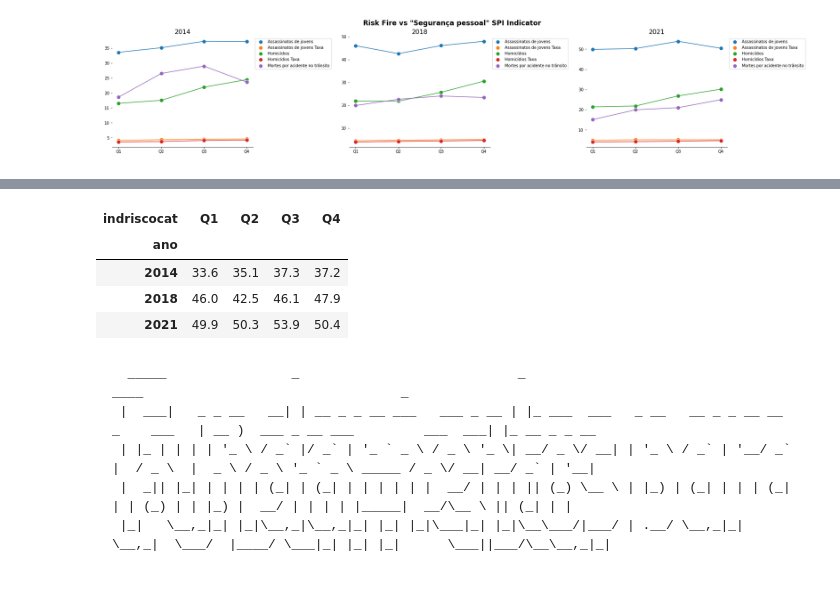
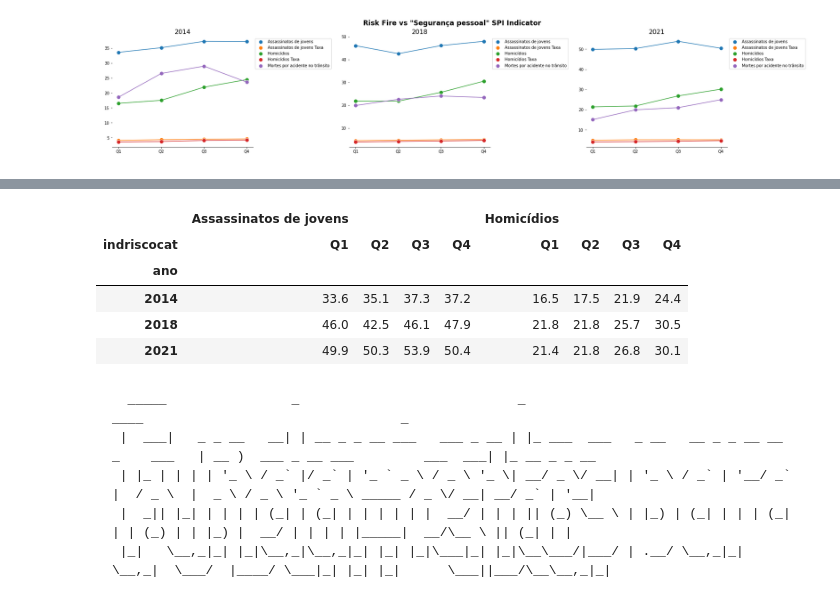
Before and after one commit to faustofcjr/amazon-social-progress, a Jupyter notebook: 03_data_exploration_indicadoriscocat.ipynb, the cells around one changed output, grey strips where cells are left out. Saved outputs shown, nothing was run; the diff lists cells and outputs as text; code cells hidden in the pictures.

````diff
--- a/03_data_exploration_indicadoriscocat.ipynb
+++ b/03_data_exploration_indicadoriscocat.ipynb
@@ -64,3 +62,8 @@ dataset.head()
+# %%
+def get_inds_groupedby_year_and_cat(indicators):
+    df = dataset.groupby(by=["ano", "indriscocat"])[indicators].mean().round(1).reset_index()
+    df_pivot = df.pivot(index="ano", columns="indriscocat", values=indicators)
+    return df_pivot
 # %%
 def plot_indicators(data, indicators):
     for idx, ind in enumerate(indicators):
@@ -235,12 +268,13 @@ plot_dot_cat_item(dataset, cat, inidicator)
 # %%
-xxx = dataset.groupby(by=["ano", "indriscocat"])["indriscocat", indicator].mean().round(1).reset_index()
-xxx.pivot(index="ano", columns="indriscocat", values=indicator)
+indicators = ["Assassinatos de jovens", "Homicídios"]
+get_inds_groupedby_year_and_cat(indicators)
 # %% [output]
-| indriscocat | Q1 | Q2 | Q3 | Q4 |
-| ano |  |  |  |  |
-| 2014 | 33.6 | 35.1 | 37.3 | 37.2 |
-| 2018 | 46.0 | 42.5 | 46.1 | 47.9 |
-| 2021 | 49.9 | 50.3 | 53.9 | 50.4 |
+|  | Assassinatos de jovens |  |  |  | Homicídios |  |  |  |
+| indriscocat | Q1 | Q2 | Q3 | Q4 | Q1 | Q2 | Q3 | Q4 |
+| ano |  |  |  |  |  |  |  |  |
+| 2014 | 33.6 | 35.1 | 37.3 | 37.2 | 16.5 | 17.5 | 21.9 | 24.4 |
+| 2018 | 46.0 | 42.5 | 46.1 | 47.9 | 21.8 | 21.8 | 25.7 | 30.5 |
+| 2021 | 49.9 | 50.3 | 53.9 | 50.4 | 21.4 | 21.8 | 26.8 | 30.1 |
 # %% [markdown]
 ```
   _____                _                            _                                              ____                                 _
````
Also changed, not shown: parts of 71 cells of this notebook, 2 other files.
